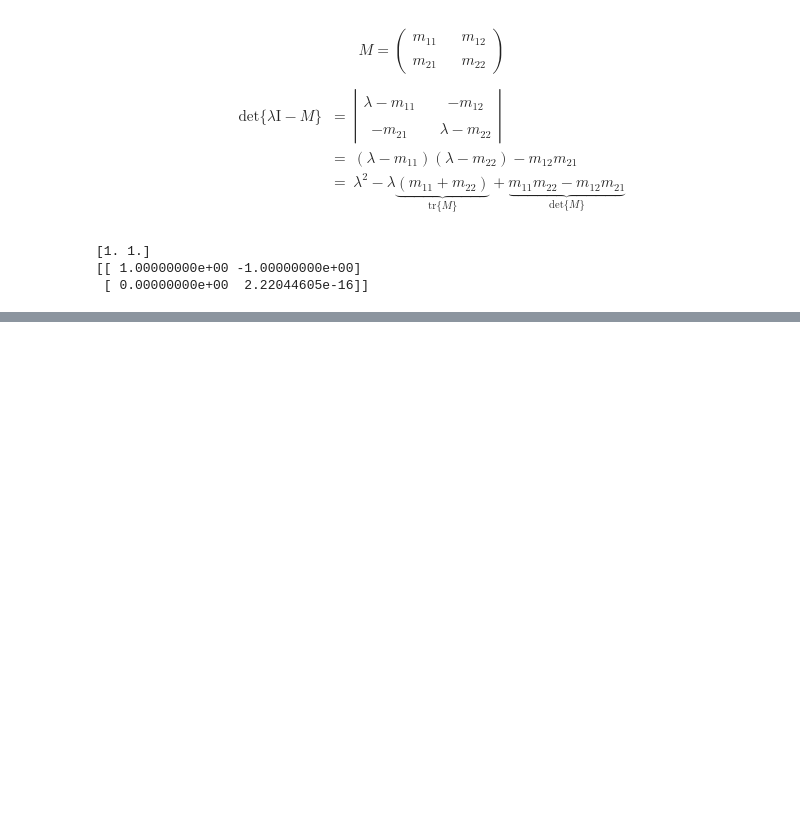
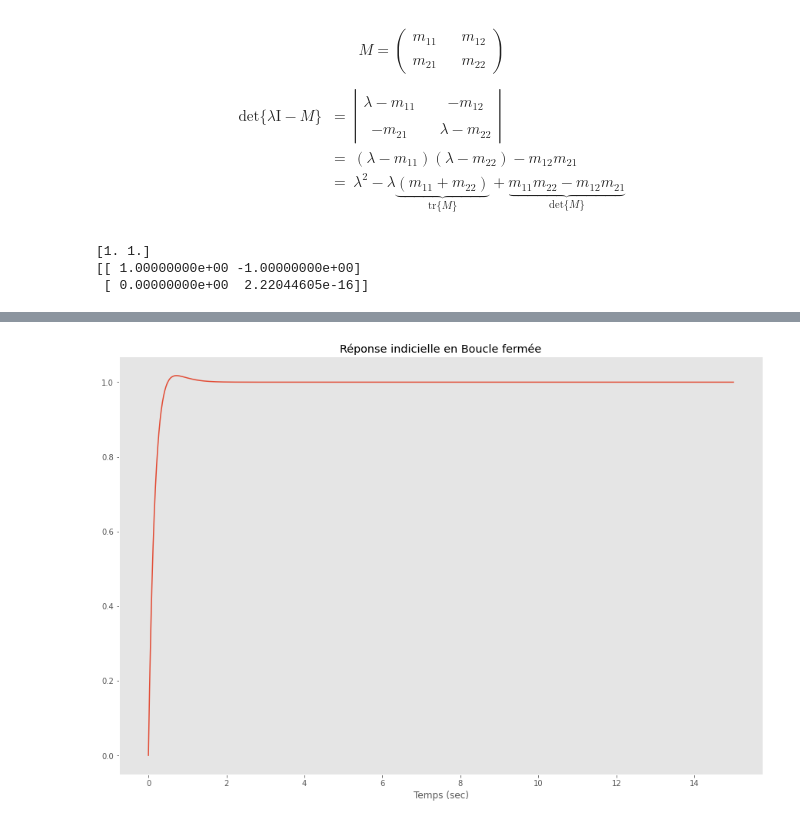
Before and after one commit to a-mhamdi/cosnip, a Jupyter notebook: Python/sys-ctrl/code-smv.ipynb, the cells around one changed output, grey strips where cells are left out. Cells and saved outputs as stored; diff of their text form; code cells hidden in the pictures; blank space fills up the shorter version.

```diff
--- a/Python/sys-ctrl/code-smv.ipynb
+++ b/Python/sys-ctrl/code-smv.ipynb
@@ -307,0 +442,2 @@ print(np.linalg.eig(A)[1])
+# %%
+L = control.place(A,B,[-4,-5])
@@ -307,0 +446,24 @@ print(np.linalg.eig(A)[1])
+# %%
+A_BL = A-np.matmul(B, L)
+l = -1/(
+    np.matmul(C,
+              np.matmul(np.linalg.inv(A_BL), B))
+    )
+# %%
+A_cl = A_BL
+B_cl = B*l
+C_cl = C
+D_cl = 0
+
+sys_cl = control.ss(A_cl, B_cl, C_cl, D_cl)
+# %%
+T = np.linspace(0, 15, 1500)
+t, y_cl = control.step_response(sys_cl, T=T)
+# %%
+plt.plot(t, y_cl)
+plt.title("Réponse indicielle en boucle fermée")
+plt.xlabel('Temps (sec)')
+plt.grid()
+mikz.save("../mikz/jn/cde-retour-etat-bf-eg1.tex")
+# %% [output]
+[figure, added]
```
Also changed, not shown: parts of 29 cells of this notebook.
